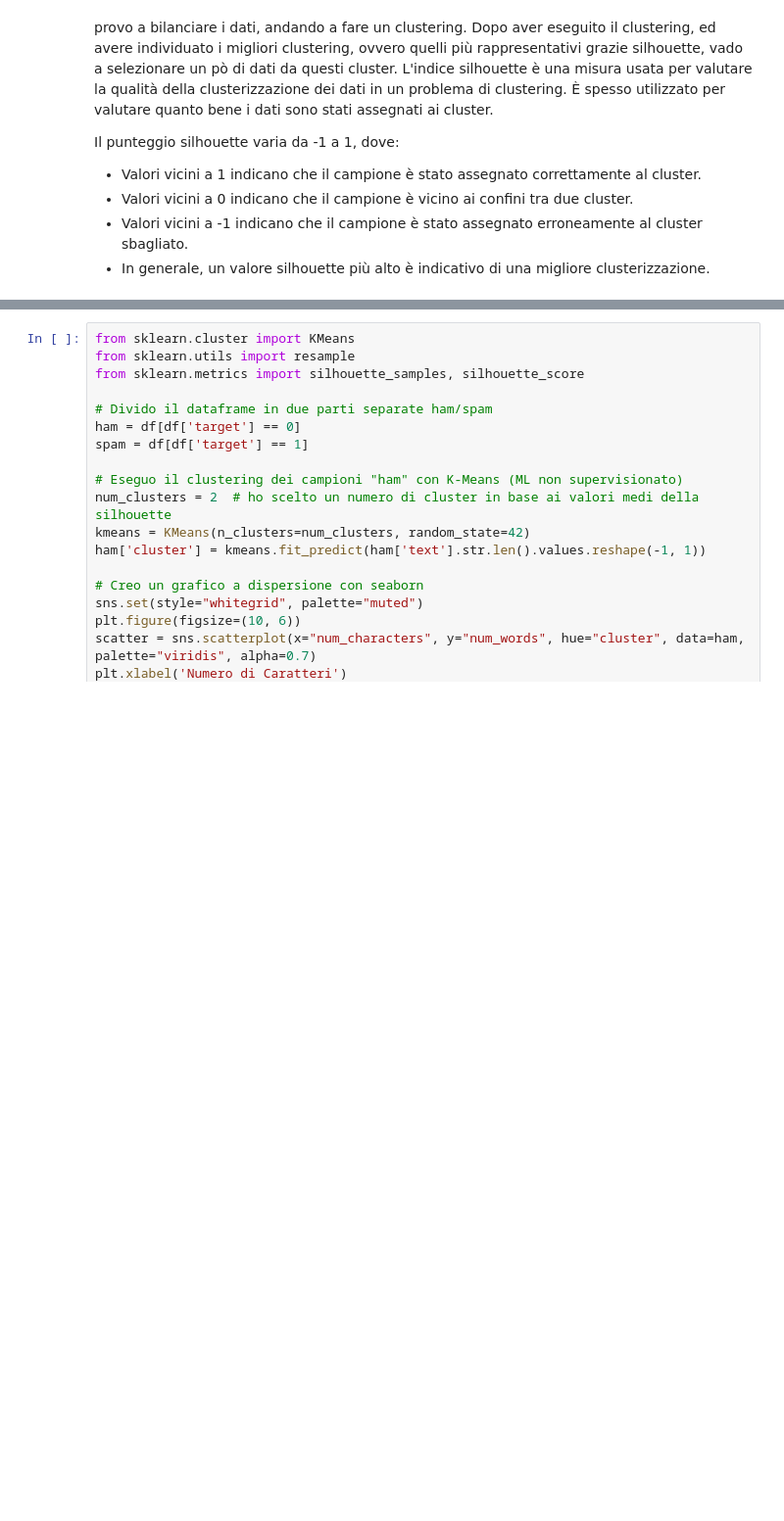
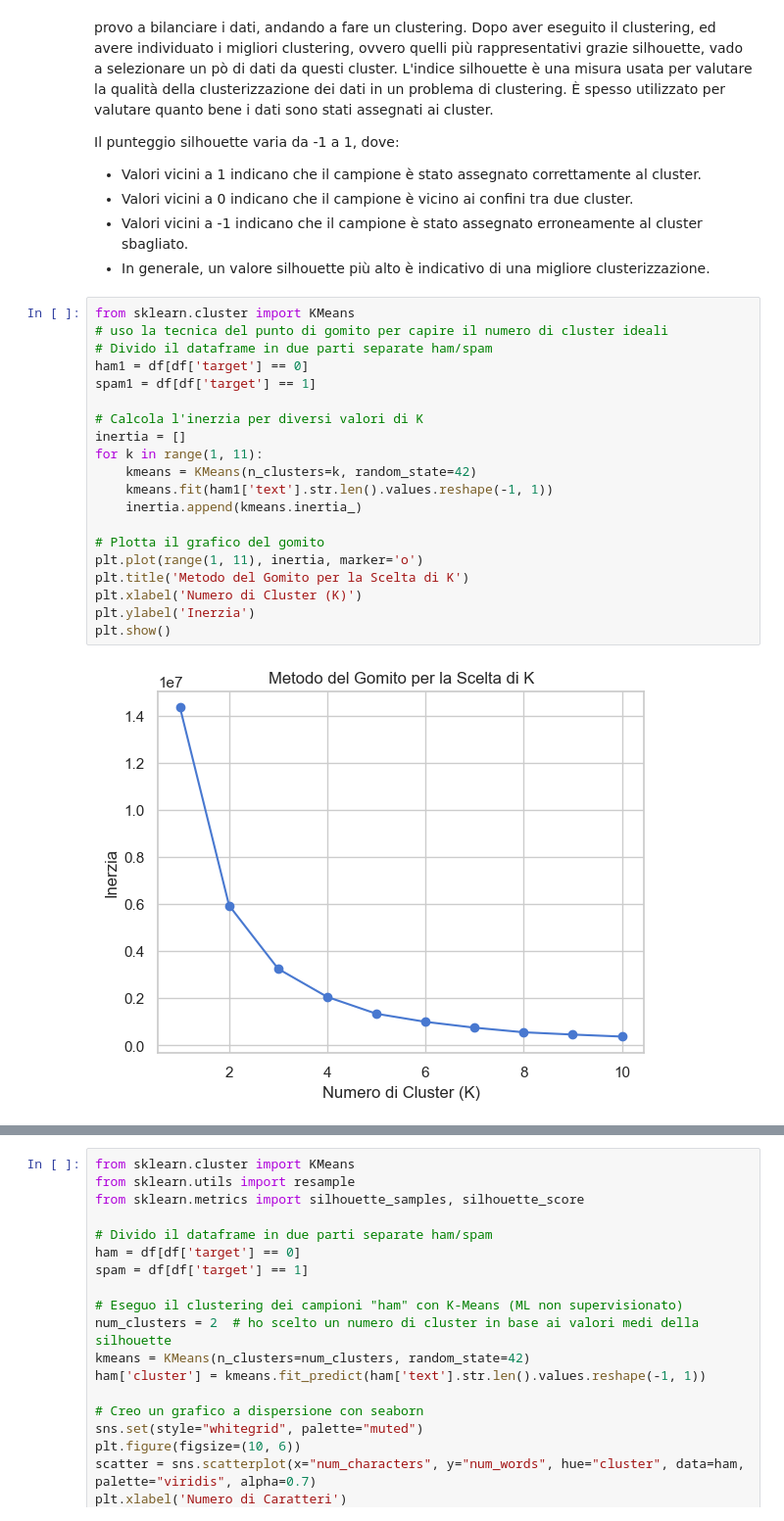
Before and after one commit to russosamuele/SMSecure, a Jupyter notebook: SMSecure.ipynb, the cells around one changed output, grey strips where cells are left out. Shown at 98% size. Drawn from its saved outputs; the diff is of its cells as text; blank space fills up the shorter version.

Commit message:
plot dell'Elbow point in fase nel clustering in fase di data balancing

```diff
--- a/SMSecure.ipynb
+++ b/SMSecure.ipynb
@@ -482,3 +482,25 @@ Il punteggio silhouette varia da -1 a 1, dove:
 - Valori vicini a 0 indicano che il campione è vicino ai confini tra due cluster.
 - Valori vicini a -1 indicano che il campione è stato assegnato erroneamente al cluster sbagliato.
 - In generale, un valore silhouette più alto è indicativo di una migliore clusterizzazione.
+# %%
+from sklearn.cluster import KMeans
+# uso la tecnica del punto di gomito per capire il numero di cluster ideali
+# Divido il dataframe in due parti separate ham/spam
+ham1 = df[df['target'] == 0]
+spam1 = df[df['target'] == 1]
+
+# Calcola l'inerzia per diversi valori di K
+inertia = []
+for k in range(1, 11):
+    kmeans = KMeans(n_clusters=k, random_state=42)
+    kmeans.fit(ham1['text'].str.len().values.reshape(-1, 1))
+    inertia.append(kmeans.inertia_)
+
+# Plotta il grafico del gomito
+plt.plot(range(1, 11), inertia, marker='o')
+plt.title('Metodo del Gomito per la Scelta di K')
+plt.xlabel('Numero di Cluster (K)')
+plt.ylabel('Inerzia')
+plt.show()
+# %% [output]
+[figure, added]
```
Also changed, not shown: parts of 17 cells of this notebook.
